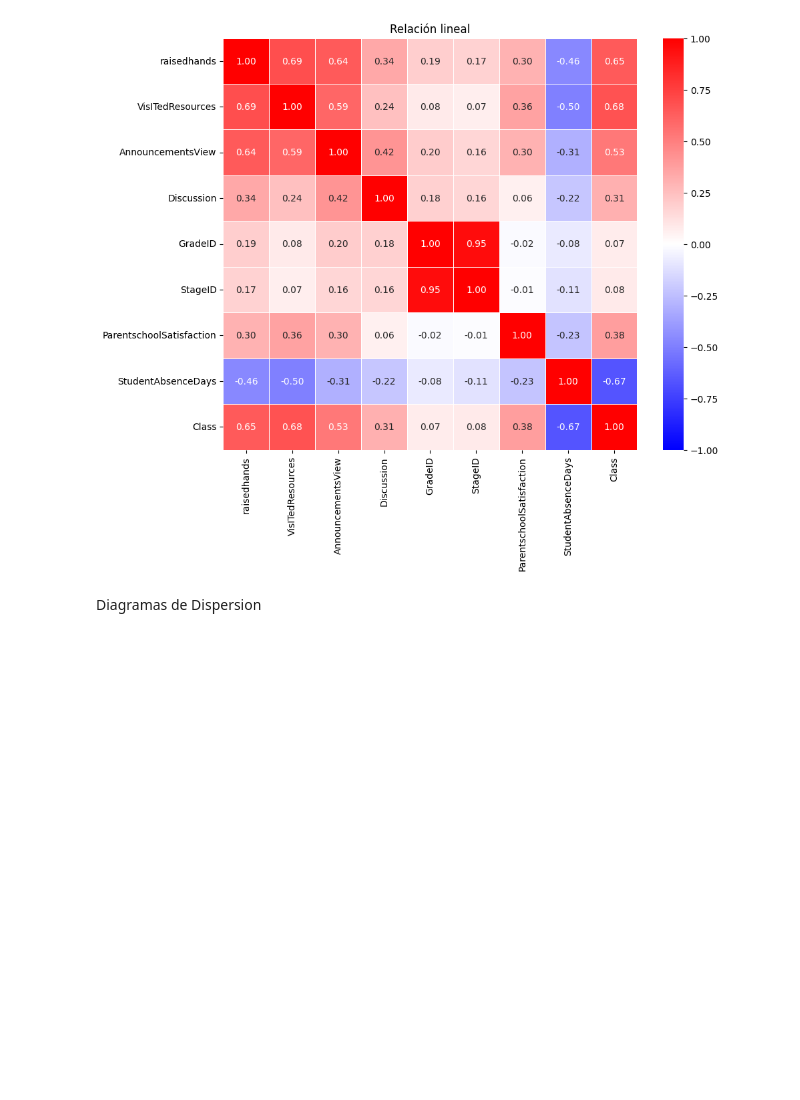
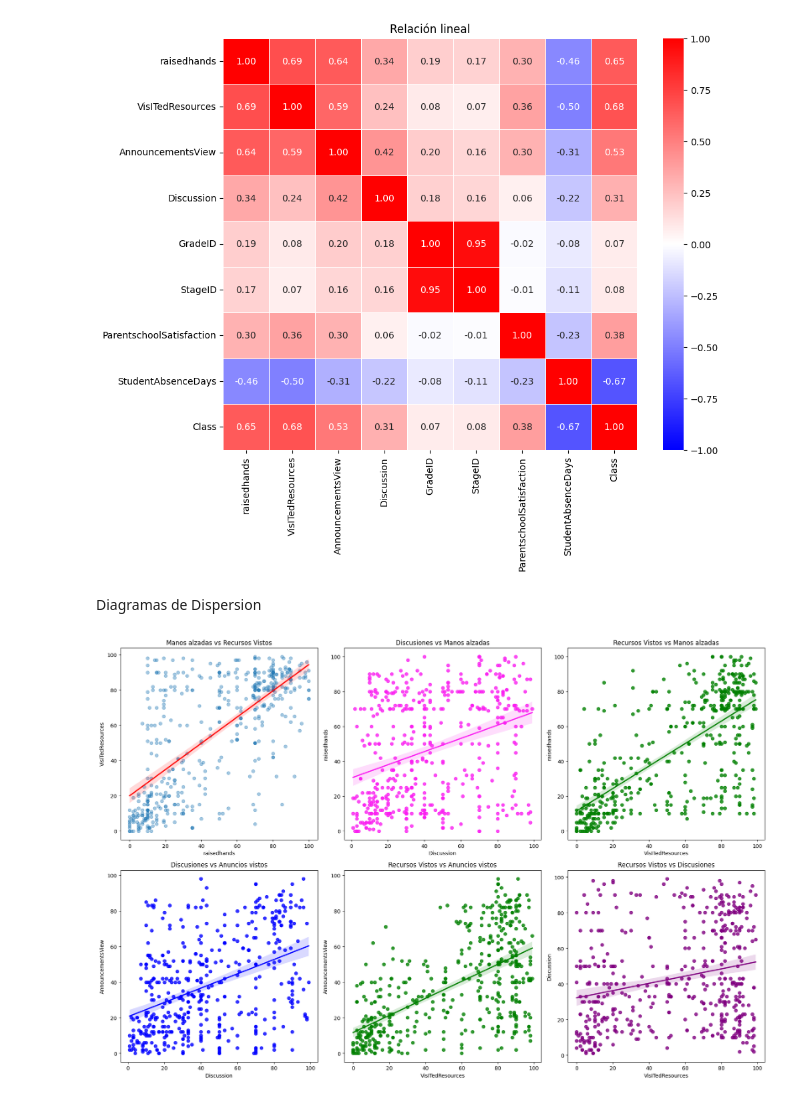
Before and after one commit to smuke123/StudentsPerfomanceAnalysis, a Jupyter notebook: Code/StudentsPerfomanceAnalysis.ipynb, the cells around one changed output. Cells and saved outputs as stored; diff of their text form; code cells hidden in the pictures; blank space fills up the shorter version.

Commit message:
Se agregaron los diagramas de dispersion para las variables numericas del dataset

```diff
--- a/Code/StudentsPerfomanceAnalysis.ipynb
+++ b/Code/StudentsPerfomanceAnalysis.ipynb
@@ -226,3 +226,72 @@ plt.show()
 [figure]
 # %% [markdown]
 Diagramas de Dispersion
+# %%
+fig, axes = plt.subplots(2, 3, figsize=(18, 12))
+
+# Primer subgráfico: Manos alzadas vs Recursos Vistos
+sns.regplot(
+    x="raisedhands",
+    y="VisITedResources",
+    data=df,
+    scatter_kws={"alpha": 0.4},
+    line_kws={"color": "red"},
+    ax=axes[0, 0]
+)
+axes[0, 0].set_title("Manos alzadas vs Recursos Vistos")
+
+# Segundo subgráfico: Discusiones vs Manos alzadas
+sns.regplot(
+    x="Discussion",
+    y="raisedhands",
+    data=df,
+    color="#FA1FF1",
+    ax=axes[0, 1]
+)
+axes[0, 1].set_title("Discusiones vs Manos alzadas")
+
+# Tercer subgráfico: Manos alzadas vs Anuncios vistos
+sns.regplot(
+    x="VisITedResources",
+    y="raisedhands",
+    data=df,
+    color="green",
+    ax=axes[0, 2]
+)
+axes[0, 2].set_title("Recursos Vistos vs Manos alzadas")
+
+# Cuarto subgráfico: Discusiones vs Anuncios vistos
+sns.regplot(
+    x="Discussion",
+    y="AnnouncementsView",
+    data=df,
+    color="blue",
+    ax=axes[1, 0]
+)
+axes[1, 0].set_title("Discusiones vs Anuncios vistos")
+
+# Quinto subgráfico: Recursos vistos vs Anuncios vistos
+sns.regplot(
+    x="VisITedResources",
+    y="AnnouncementsView",
+    data=df,
+    color="green",
+    ax=axes[1, 1]
+)
+axes[1, 1].set_title("Recursos Vistos vs Anuncios vistos")
+
+# Sexto subgráfico: Recursos vistos vs Discusiones
+sns.regplot(
+    x="VisITedResources",
+    y="Discussion",
+    data=df,
+    color="purple",
+    ax=axes[1, 2]
+)
+axes[1, 2].set_title("Recursos Vistos vs Discusiones")
+
+
+plt.tight_layout()
+plt.show()
+# %% [output]
+[figure, added]
```
Also changed, not shown: parts of 1 cell of this notebook.
